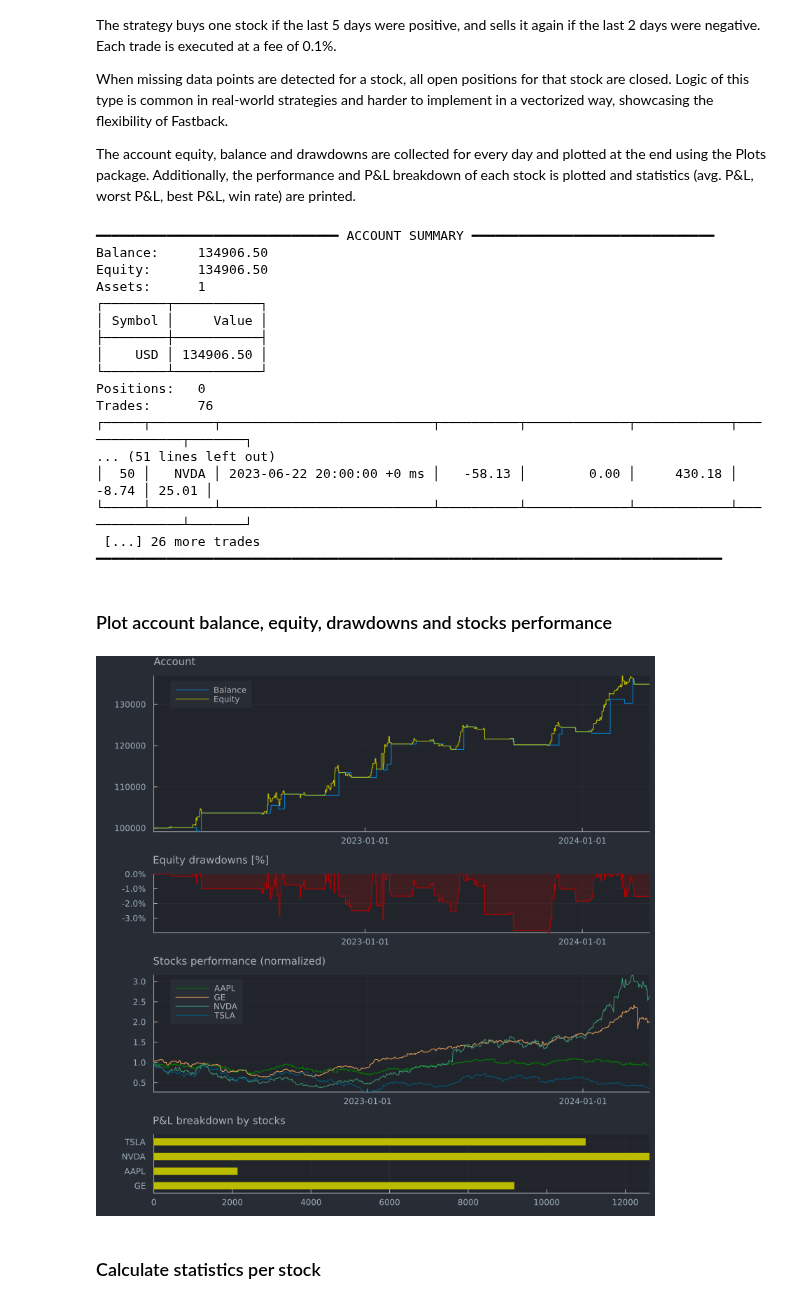
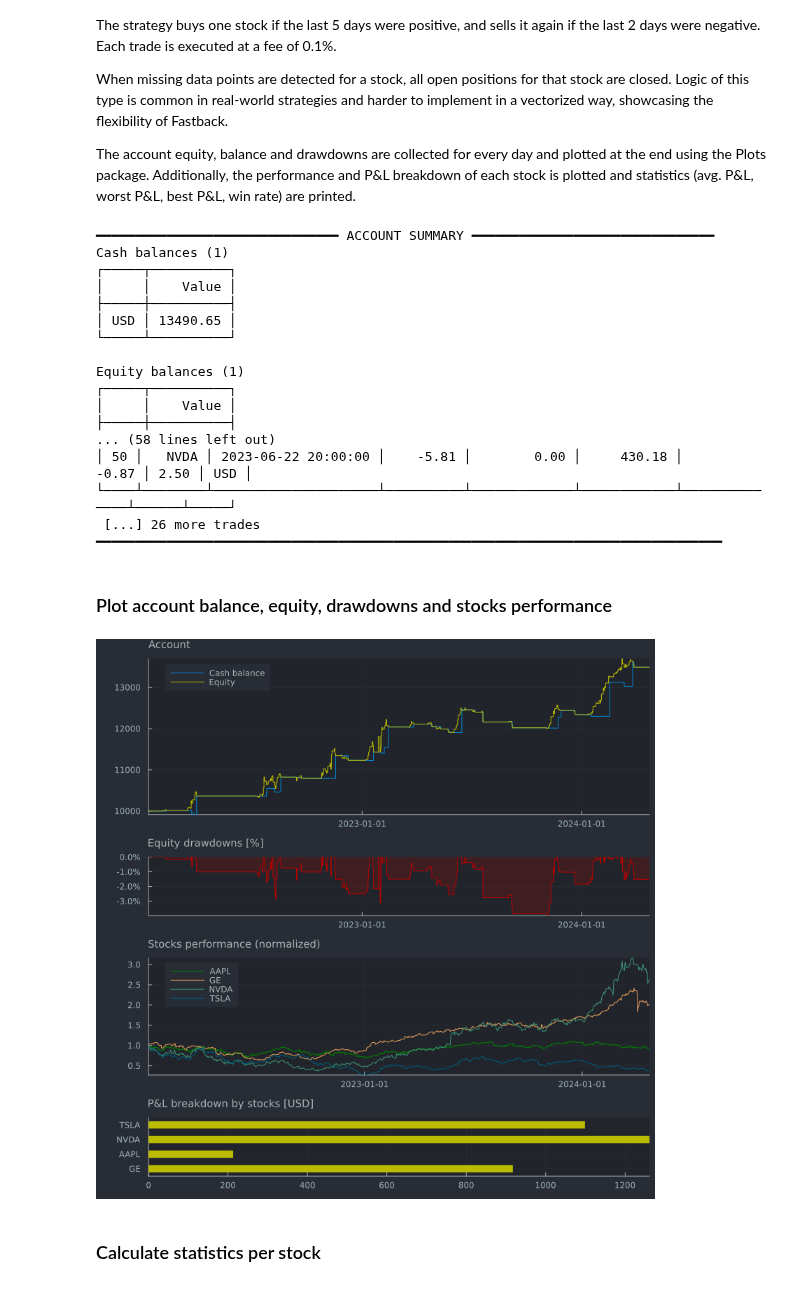
Before and after one commit to rbeeli/Fastback.jl, a Jupyter notebook: docs/src/examples/gen/2_portfolio_trading.ipynb, the cells around one changed output. Saved outputs shown, nothing was run; the diff lists cells and outputs as text; code cells hidden in the pictures.

Commit message:
refactoring + multi-currency example + remove docs/build folder

```diff
--- a/docs/src/examples/gen/2_portfolio_trading.ipynb
+++ b/docs/src/examples/gen/2_portfolio_trading.ipynb
@@ -27,8 +27,13 @@ using Dates
 using CSV
 using DataFrames
 
+data_path = "../data/stocks_1d.csv";
+
+# if data path doesn't exist, try to change working directory
+isfile(data_path) || cd("docs/src/examples")
+
 # load CSV daily stock data for symbols AAPL, NVDA, TSLA, GE
-df_csv = DataFrame(CSV.File("../data/stocks_1d.csv"; dateformat="yyyy-mm-dd HH:MM:SS"));
+df_csv = DataFrame(CSV.File(data_path; dateformat="yyyy-mm-dd HH:MM:SS"));
 df_csv.symbol = Symbol.(df_csv.symbol); # convert string to symbol type
 df = unstack(df_csv, :dt_close, :symbol, :close) # pivot long to wide format
 symbols = Symbol.(names(df)[2:end]);
@@ -36,13 +41,12 @@ symbols = Symbol.(names(df)[2:end]);
 # print summary
 describe(df)
 
-# create trading account with $100'000 start capital
-base_asset = Asset(1, :USD);
-acc = Account{Nothing,Nothing}(base_asset);
-add_funds!(acc, base_asset, 100_000.0);
+# create trading account with $10'000 start capital
+acc = Account();
+add_cash!(acc, Cash(:USD), 10_000.0);
 
 # register instruments for all symbols
-instruments = map(((i, symbol),) -> Instrument(i, symbol, symbol, :USD), enumerate(symbols));
+instruments = map(sym -> Instrument(sym, sym, :USD), symbols);
 register_instrument!.(Ref(acc), instruments);
 
 # data collector for account balance, equity and drawdowns (sampling every day)
@@ -52,7 +56,7 @@ collect_drawdown, drawdown_data = drawdown_collector(DrawdownMode.Percentage, Da
 
 function open_position!(acc, inst, dt, price)
     # invest 20% of equity in the position
-    qty = 0.2total_equity(acc) / price
+    qty = 0.2equity(acc, :USD) / price
     order = Order(oid!(acc), inst, dt, price, qty)
     fill_order!(acc, order, dt, price; fee_pct=0.001)
 end
@@ -106,10 +110,10 @@ for i in 6:nrow(df)
 
     # collect data for plotting
     if should_collect(equity_data, dt)
-        equity = total_equity(acc)
-        collect_balance(dt, total_balance(acc))
-        collect_equity(dt, equity)
-        collect_drawdown(dt, equity)
+        equity_value = equity(acc, :USD)
+        collect_balance(dt, cash(acc, :USD))
+        collect_equity(dt, equity_value)
+        collect_drawdown(dt, equity_value)
     end
 end
 
@@ -117,20 +121,20 @@ end
 show(acc)
 # %% [output]
 ━━━━━━━━━━━━━━━━━━━━━━━━━━━━━━━ ACCOUNT SUMMARY ━━━━━━━━━━━━━━━━━━━━━━━━━━━━━━━
-Balance:     134906.50
-Equity:      134906.50
-Assets:      1
-┌────────┬───────────┐
-│ Symbol │     Value │
-├────────┼───────────┤
-│    USD │ 134906.50 │
-└────────┴───────────┘
-Positions:   0
-Trades:      76
-┌─────┬────────┬───────────────────────────┬──────────┬─────────────┬────────────┬──────────────┬───────┐
-... (51 lines left out)
-│  50 │   NVDA │ 2023-06-22 20:00:00 +0 ms │   -58.13 │        0.00 │     430.18 │        -8.74 │ 25.01 │
-└─────┴────────┴───────────────────────────┴──────────┴─────────────┴────────────┴──────────────┴───────┘
+Cash balances (1)
+┌─────┬──────────┐
+│     │    Value │
+├─────┼──────────┤
+│ USD │ 13490.65 │
+└─────┴──────────┘
+
+Equity balances (1)
+┌─────┬──────────┐
+│     │    Value │
+├─────┼──────────┤
+... (58 lines left out)
+│ 50 │   NVDA │ 2023-06-22 20:00:00 │    -5.81 │        0.00 │     430.18 │        -0.87 │ 2.50 │ USD │
+└────┴────────┴─────────────────────┴──────────┴─────────────┴────────────┴──────────────┴──────┴─────┘
  [...] 26 more trades
 ━━━━━━━━━━━━━━━━━━━━━━━━━━━━━━━━━━━━━━━━━━━━━━━━━━━━━━━━━━━━━━━━━━━━━━━━━━━━━━━━
 # %% [markdown]
@@ -140,11 +144,11 @@ using Plots, Query, Printf, Measures
 
 theme(:juno; titlelocation=:left, titlefontsize=10, widen=false, fg_legend=:false)
 
-# equity / balance
+# equity / cash balance
 p1 = plot(
     dates(balance_data), values(balance_data);
     title="Account",
-    label="Balance",
+    label="Cash balance",
     linetype=:steppost,
     yformatter=:plain,
     color="#0088DD");
@@ -169,37 +173,38 @@ p3 = plot(
     df.dt_close, df[!, 2] ./ df[1, 2];
     title="Stocks performance (normalized)",
     yformatter=y -> @sprintf("%.1f", y),
     label=names(df)[2],
     linetype=:steppost,
     color=:green);
 for i in 3:ncol(df)
     plot!(p3,
         df.dt_close, df[!, i] ./ df[1, i];
         label=names(df)[i])
 end
 
 # P&L breakdown by stocks
 pnl_by_inst = acc.trades |>
               @groupby(_.order.inst.symbol) |>
               @map({
                   symbol = key(_),
                   pnl = sum(getfield.(_, :realized_pnl))
               }) |> DataFrame
 p4 = bar(string.(pnl_by_inst.symbol), pnl_by_inst.pnl;
     legend=false,
-    title="P&L breakdown by stocks",
+    title="P&L breakdown by stocks [USD]",
     permute=(:x, :y),
     xlims=(0, size(pnl_by_inst)[1]),
     yformatter=y -> @sprintf("%.0f", y),
     color="#BBBB00",
     linecolor=nothing,
     bar_width=0.5)
 
-plot(p1, p2, p3, p4;
+p = plot(p1, p2, p3, p4;
     layout=@layout[a{0.4h}; b{0.15h}; c{0.3h}; d{0.15h}],
-    size=(800, 800), margin=0mm, left_margin=5mm)
+    size=(800, 800), margin=0mm, left_margin=5mm);
+p
 # %% [output]
-[figure, old version]
+[figure, new version]
 # %% [markdown]
 ### Calculate statistics per stock
 # %% [markdown]
```
Also changed, not shown: parts of 1 cell of this notebook, 59 other files.
